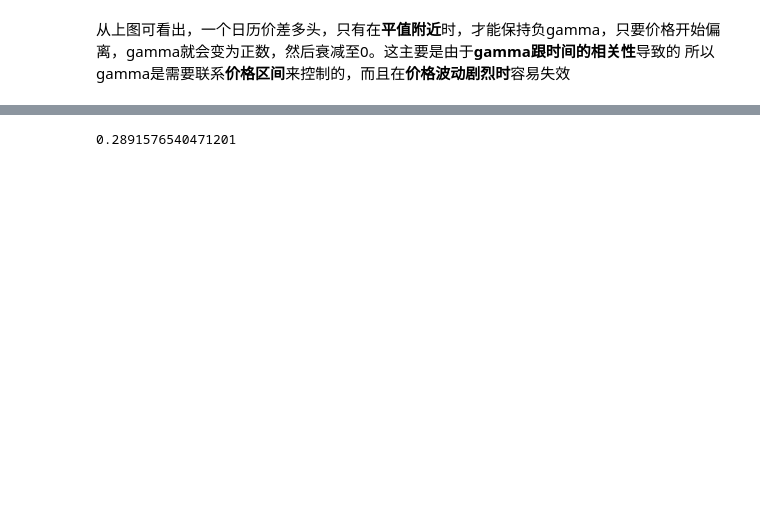
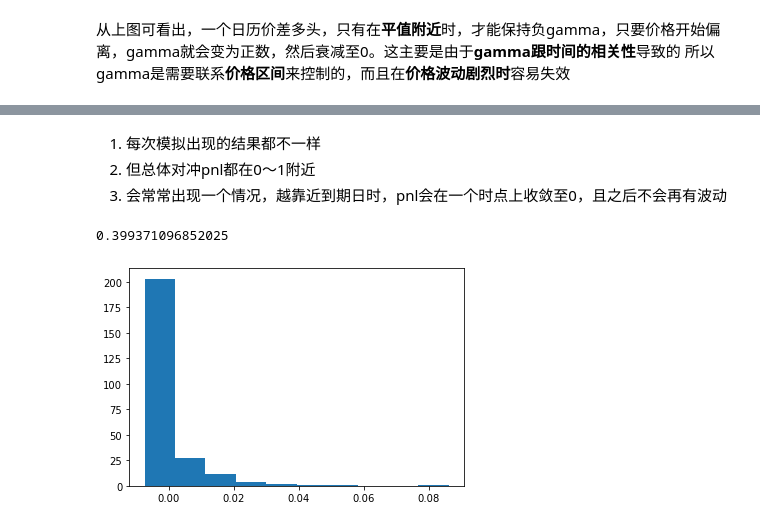
Before and after one commit to Timo978/Option-Pricing, a Jupyter notebook: greeks/plot/shadow_gamma.ipynb, the cells around one changed output, grey strips where cells are left out. Drawn from its saved outputs; the diff is of its cells as text; code cells hidden in the pictures; blank space fills up the shorter version.

```diff
--- a/greeks/plot/shadow_gamma.ipynb
+++ b/greeks/plot/shadow_gamma.ipynb
@@ -42,7 +44,7 @@ T = 1  # e.g. one year
 r = 0.05  # e.g. risk free rate = 1%
 sigma = 0.3  # e.g. volatility = 5%
 div_yield = 0.0  # e.g. dividend yield = 1%
-no_of_slice = 86400
+no_of_slice = 252
 # %%
 MC = MonteCarloOptionPricing(S0=S0,
                              K=K,
@@ -72,7 +91,16 @@ data = [trace]
 py.offline.iplot({'data':data})
 # %% [output]
 [interactive output not drawn]
+# %% [markdown]
+1. 每次模拟出现的结果都不一样
+2. 但总体对冲pnl都在0～1附近
+3. 会常常出现一个情况，越靠近到期日时，pnl会在一个时点上收敛至0，且之后不会再有波动
 # %%
 sum(np.array(hedge_pnl))
 # %% [output]
-0.2891576540471201
+0.399371096852025
+# %%
+plt.hist(hedge_pnl)
+plt.show()
+# %% [output]
+[figure, added]
```
Also changed, not shown: parts of 2 cells of this notebook.
